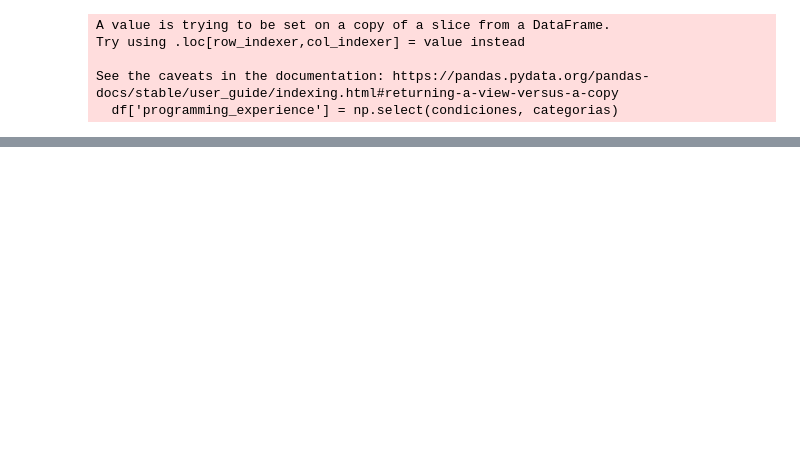
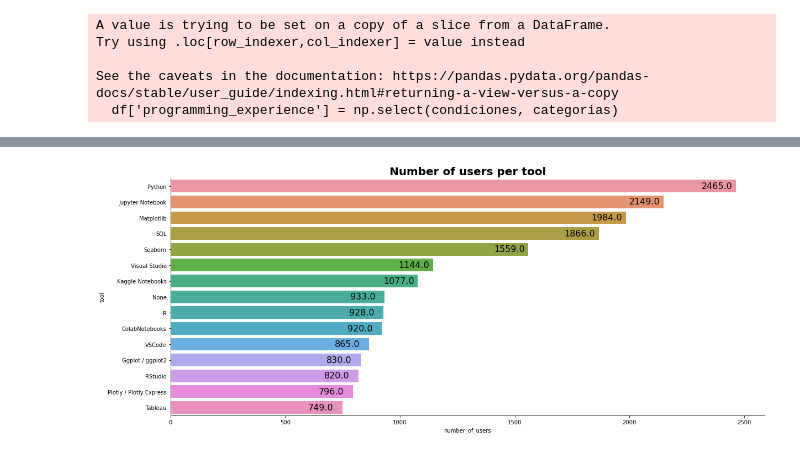
Before and after one commit to Adalab/project-da-promo-d-module-2-team-2-, a Jupyter notebook: notebooks/visualizacion.ipynb, the cells around one changed output, grey strips where cells are left out. Saved outputs shown, nothing was run; the diff lists cells and outputs as text; code cells hidden in the pictures; blank space fills up the shorter version.

```diff
--- a/notebooks/visualizacion.ipynb
+++ b/notebooks/visualizacion.ipynb
@@ -474,0 +340,21 @@ df_group_tools
+# %%
+plt.figure(figsize=(17, 7))
+
+fig=sns.barplot(y = 'tool', x = 'number_of_users', data=df_sum, order= df_sum.sort_values('number_of_users', ascending= False)['tool'])
+
+fig.set_title('Number of users per tool', fontsize = 20, fontweight = 'bold')
+
+fig.spines[["top", "right"]].set_visible(False)
+
+# para poner etiquetas encima de las barras
+for indice, valor in enumerate(df_sum["number_of_users"]):
+    plt.text(valor-150, indice+0.15, valor,
+             horizontalalignment='left', # para colocarlo en el centro de la barra
+             fontsize= 16)
+
+
+plt.tight_layout()
+
+plt.show()
+# %% [output]
+[figure, added]
```
Also changed, not shown: parts of 28 cells of this notebook, 1 other file.
